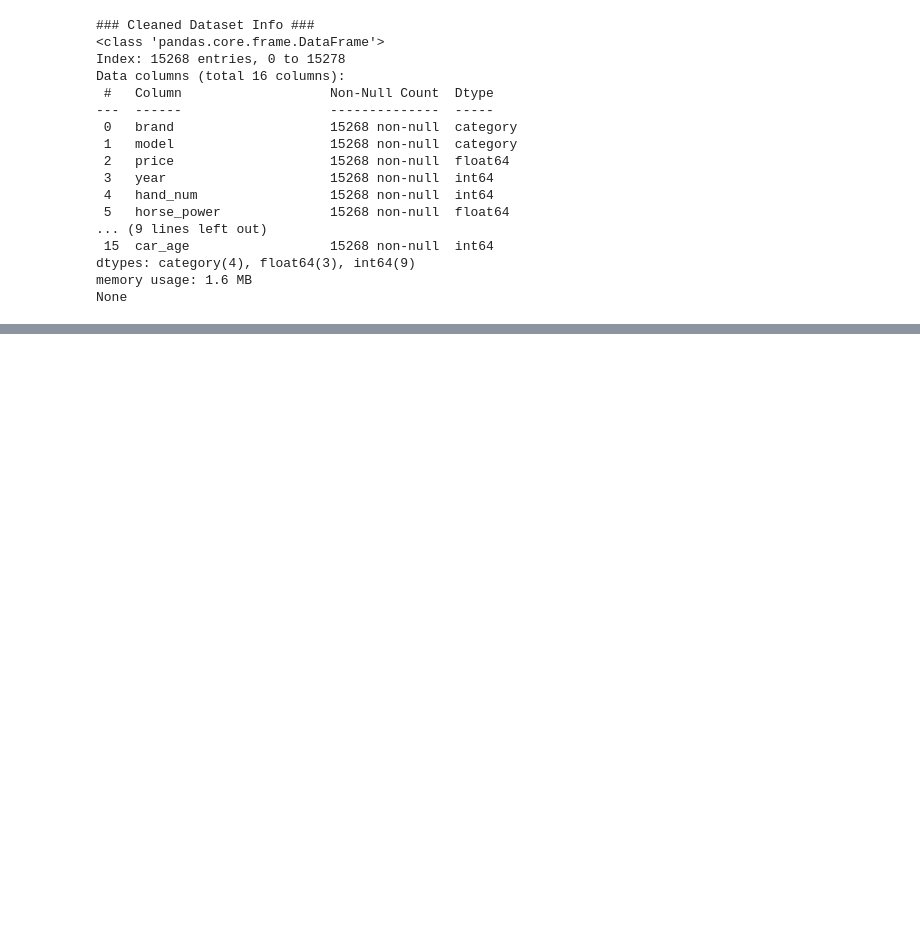
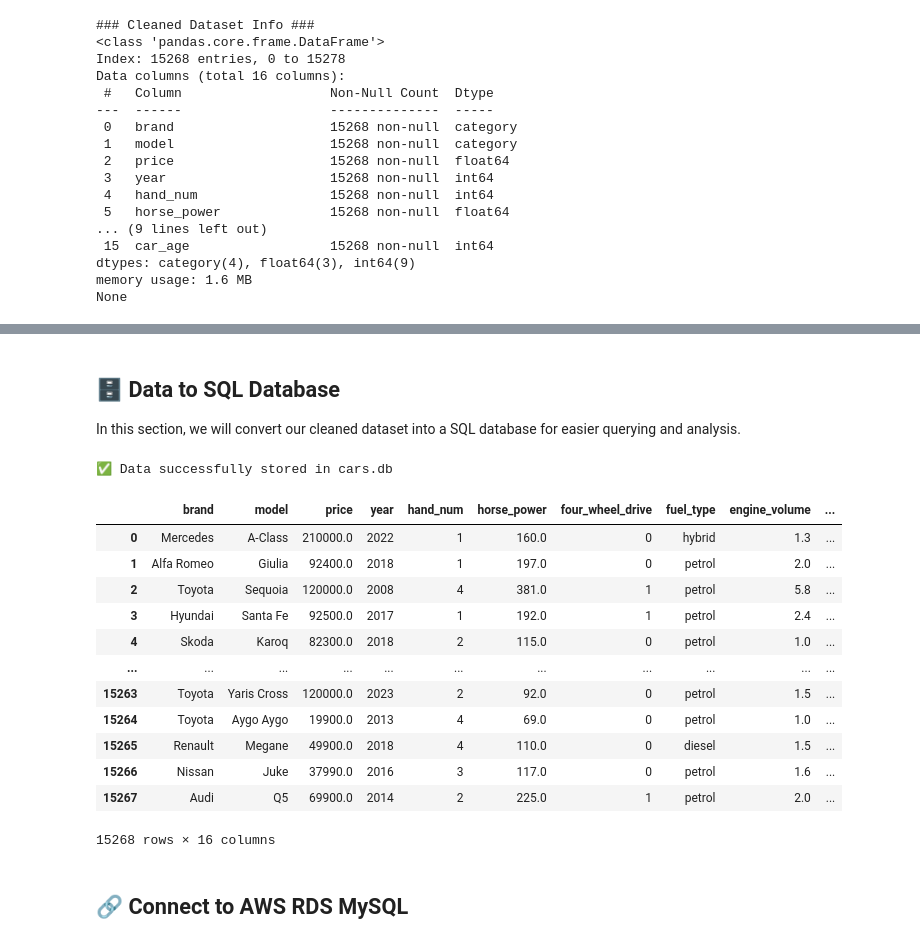
Before and after one commit to MosheT01/UsedCarPricesInIsrael, a Jupyter notebook: DATA/ExploreData.ipynb, the cells around one changed output, grey strips where cells are left out. Saved outputs shown, nothing was run; the diff lists cells and outputs as text; code cells hidden in the pictures; blank space fills up the shorter version.

```diff
--- a/DATA/ExploreData.ipynb
+++ b/DATA/ExploreData.ipynb
@@ -189,0 +125,69 @@ R² Score: 0.54
+# %% [markdown]
+## 🗄️ Data to SQL Database
+
+In this section, we will convert our cleaned dataset into a SQL database for easier querying and analysis.
+# %%
+
+import sqlite3
+
+# Rename the problematic column
+data = data.rename(columns={"4x4": "four_wheel_drive"})
+
+# Connect to SQLite database (or create it if it doesn't exist)
+conn = sqlite3.connect("cars.db")
+cursor = conn.cursor()
+
+# Create the table
+cursor.execute("""
+    CREATE TABLE IF NOT EXISTS cars (
+        id INTEGER PRIMARY KEY AUTOINCREMENT,
+        brand TEXT,
+        model TEXT,
+        year INTEGER,
+        hand_num INTEGER,
+        horse_power REAL,
+        engine_volume REAL,
+        fuel_type TEXT,
+        car_age INTEGER,
+        price REAL,
+        magnesium_wheels INTEGER,
+        distance_control INTEGER,
+        economical INTEGER,
+        adaptive_cruise_control INTEGER,
+        cruise_control INTEGER,
+        four_wheel_drive INTEGER,
+        brand_group TEXT
+    )
+""")
+
+# Insert data into the SQL table
+data.to_sql("cars", conn, if_exists="replace", index=False)
+
+# Commit changes and close connection
+conn.commit()
+conn.close()
+
+print("✅ Data successfully stored in cars.db")
+# %% [output]
+✅ Data successfully stored in cars.db
+# %%
+conn = sqlite3.connect("cars.db")
+df = pd.read_sql("SELECT * FROM cars", conn)  # ⬅️ Fetch all rows
+conn.close()
+df
+# %% [output]
+|  | brand | model | price | year | hand_num | horse_power | four_wheel_drive | fuel_type | engine_volume | ... |
+| 0 | Mercedes | A-Class | 210000.0 | 2022 | 1 | 160.0 | 0 | hybrid | 1.3 | ... |
+| 1 | Alfa Romeo | Giulia | 92400.0 | 2018 | 1 | 197.0 | 0 | petrol | 2.0 | ... |
+| 2 | Toyota | Sequoia | 120000.0 | 2008 | 4 | 381.0 | 1 | petrol | 5.8 | ... |
+| 3 | Hyundai | Santa Fe | 92500.0 | 2017 | 1 | 192.0 | 1 | petrol | 2.4 | ... |
+| 4 | Skoda | Karoq | 82300.0 | 2018 | 2 | 115.0 | 0 | petrol | 1.0 | ... |
+| ... | ... | ... | ... | ... | ... | ... | ... | ... | ... | ... |
+| 15263 | Toyota | Yaris Cross | 120000.0 | 2023 | 2 | 92.0 | 0 | petrol | 1.5 | ... |
+| 15264 | Toyota | Aygo Aygo | 19900.0 | 2013 | 4 | 69.0 | 0 | petrol | 1.0 | ... |
+| 15265 | Renault | Megane | 49900.0 | 2018 | 4 | 110.0 | 0 | diesel | 1.5 | ... |
+| 15266 | Nissan | Juke | 37990.0 | 2016 | 3 | 117.0 | 0 | petrol | 1.6 | ... |
+| 15267 | Audi | Q5 | 69900.0 | 2014 | 2 | 225.0 | 1 | petrol | 2.0 | ... |
+15268 rows × 16 columns
+# %% [markdown]
+## 🔗 Connect to AWS RDS MySQL
```
Also changed, not shown: parts of 7 cells of this notebook.
